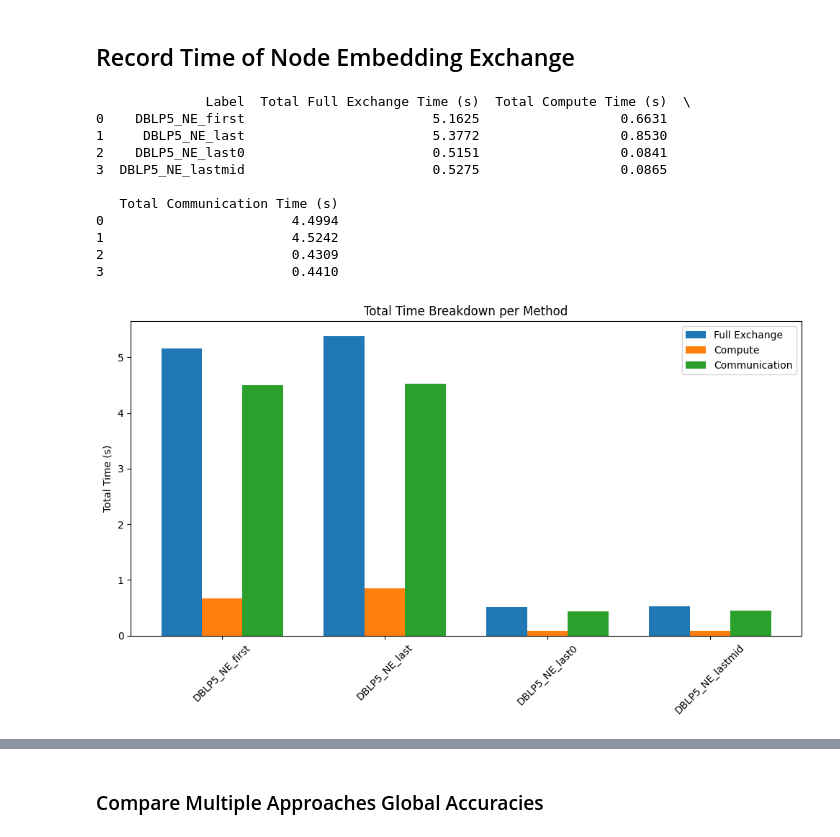
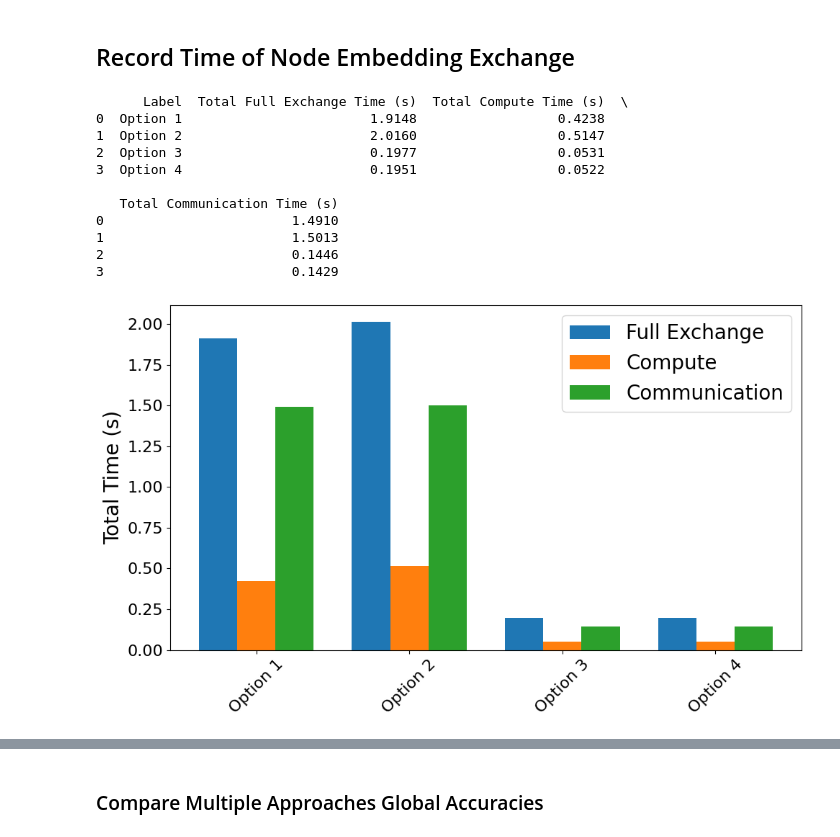
Before and after one commit to Ashley0909/DG-CoLearn, a Jupyter notebook: analysis_ne.ipynb, the cells around one changed output, grey strips where cells are left out. Cells and saved outputs as stored; diff of their text form; code cells hidden in the pictures.

```diff
--- a/analysis_ne.ipynb
+++ b/analysis_ne.ipynb
@@ -27,6 +27,19 @@ experiment_to_results_path = {
     "Reddit_NE_lastmid": r'stats/fast_gpa/20250723/1500.txt',
     "UCI_NE_first": r'stats/fast_gpa/20250722/1711.txt',
     "UCI_NE_last": r'stats/fast_gpa/20250723/1216.txt',
+    "DBLP5_Louvain": r'Result/Louvain_section1/DBLP5/DBLP5_round:10_epoch:10_Mode:Louvainlog_07-11_17:31:14_.txt',
+    "DBLP5_Label": r'Result/Label_section2/DBLP5/DBLP5_round:10_epoch:10_Mode:Labellog_07-21_10:21:08_.txt',
+    "DBLP3_Louvain": r'Result/Louvain_section1/DBLP3/DBLP3_round:10_epoch:10_Mode:Louvainlog_07-11_16:59:43_.txt',
+    "DBLP3_Label": r'Result/Label_section2/DBLP3/DBLP3_round:10_epoch:10_Mode:Labellog_07-21_08:40:00_.txt',
+    "Reddit_Louvain": r'Result/Louvain_section1/Reddit/Reddit_round:10_epoch:10_Mode:Louvainlog_07-11_18:45:25_.txt',
+    "Reddit_Label": r'Result/Label_section2/Reddit/Reddit_round:10_epoch:10_Mode:Labellog_07-21_14:16:27_.txt',
+    "DBLP5_reten": r'stats/fast_gpa/20250723/2054.txt',
+    "DBLP3_reten": r'stats/fast_gpa/20250723/2100.txt',
+    "Reddit_reten": r'stats/fast_gpa/20250723/2102.txt',
+    "SBM_reten": r'stats/fast_gpa/20250723/2113.txt',
+    "DBLP5_Metis": r'Result/Metis/DBLP5/DBLP5_round:10_epoch:10_Mode:Metislog_07-23_08:15:32_.txt',
+    "DBLP3_Metis": r'Result/Metis/DBLP3/DBLP3_round:10_epoch:10_Mode:Metislog_07-23_08:14:57_.txt',
+    "Reddit_Metis": r'Result/Metis/Reddit/Reddit_round:10_epoch:10_Mode:Metislog_07-23_08:16:46_.txt'
 }
 DATASET = "DBLP5_NE_lastmid"
 # %% [markdown]
@@ -126,27 +139,27 @@ def extract_times_from_file(file_path):
     with open(file_path, 'r') as f:
         for line in f:
             if "Time taken for Full Node Embedding Exchange" in line:
-                match = re.search(r"([\d.]+)$", line.strip())
+                match = re.search(r"([-+]?\d*\.?\d+(?:[eE][-+]?\d+)?)$", line.strip())
                 if match:
                     total_full_time += float(match.group(1))
             elif "Time taken for Server to compute NE" in line:
-                match = re.search(r"([\d.]+)$", line.strip())
+                match = re.search(r"([-+]?\d*\.?\d+(?:[eE][-+]?\d+)?)$", line.strip())
                 if match:
                     total_compute_time += float(match.group(1))
             elif "Time taken for Communication" in line:
-                match = re.search(r"([\d.]+)$", line.strip())
+                match = re.search(r"([-+]?\d*\.?\d+(?:[eE][-+]?\d+)?)$", line.strip())
                 if match:
                     total_comm_time += float(match.group(1))
 
     return total_full_time, total_compute_time, total_comm_time
 
-def summarize_times_across_files(files):
+def summarize_times_across_files(files, labels):
     data = []
 
-    for file in files:
+    for file, label in zip(files, labels):
         full, compute, comm = extract_times_from_file(experiment_to_results_path[file])
         data.append({
-            'Label': file,
+            'Label': label,
             # 'File': os.path.basename(file),
             'Total Full Exchange Time (s)': round(full, 4),
             'Total Compute Time (s)': round(compute, 4),
@@ -156,8 +169,8 @@ def summarize_times_across_files(files):
     df = pd.DataFrame(data)
     return df
 
-def print_time_table(files, save_path=None):
-    df = summarize_times_across_files(files)
+def print_time_table(files, labels, save_path=None):
+    df = summarize_times_across_files(files, labels)
     print(df)
 
     if save_path:
@@ -177,30 +190,32 @@ def plot_time_comparison(df):
     plt.bar(x, df['Total Compute Time (s)'], width=width, label='Compute')
     plt.bar([i + width for i in x], df['Total Communication Time (s)'], width=width, label='Communication')
 
-    plt.xticks(ticks=x, labels=labels, rotation=45)
-    plt.ylabel("Total Time (s)")
-    plt.title("Total Time Breakdown per Method")
-    plt.legend()
+    plt.xticks(ticks=x, labels=labels, rotation=45, fontsize=16)
+    plt.yticks(fontsize=16)
+    plt.ylabel("Total Time (s)", fontsize=20)
+    # plt.title("Total Time Breakdown per Method")
+    plt.legend(fontsize=20)
     plt.tight_layout()
     plt.show()
-# %%
-compare = ["DBLP5_NE_first", "DBLP5_NE_last", "DBLP5_NE_last0", "DBLP5_NE_lastmid"]
-
-df = print_time_table(compare)
-plot_time_comparison(df)
-# %% [output]
-              Label  Total Full Exchange Time (s)  Total Compute Time (s)  \
-0    DBLP5_NE_first                        5.1625                  0.6631
-1     DBLP5_NE_last                        5.3772                  0.8530
-2    DBLP5_NE_last0                        0.5151                  0.0841
-3  DBLP5_NE_lastmid                        0.5275                  0.0865
-
-   Total Communication Time (s)
-0                        4.4994
-1                        4.5242
-2                        0.4309
-3                        0.4410
-[figure, removed]
+# %%
+compare = ["DBLP3_NE_first", "DBLP3_NE_last", "DBLP3_NE_last0", "DBLP3_NE_lastmid"]
+label = ['Option 1', 'Option 2', 'Option 3', 'Option 4']
+
+df = print_time_table(compare, label)
+plot_time_comparison(df)
+# %% [output]
+      Label  Total Full Exchange Time (s)  Total Compute Time (s)  \
+0  Option 1                        1.9148                  0.4238
+1  Option 2                        2.0160                  0.5147
+2  Option 3                        0.1977                  0.0531
+3  Option 4                        0.1951                  0.0522
+
+   Total Communication Time (s)
+0                        1.4910
+1                        1.5013
+2                        0.1446
+3                        0.1429
+[figure, added]
 # %%
 def parse_snapshot_times(filepath):
     snapshot_times = {}
```
Also changed, not shown: parts of 12 cells of this notebook, 4 other files.
